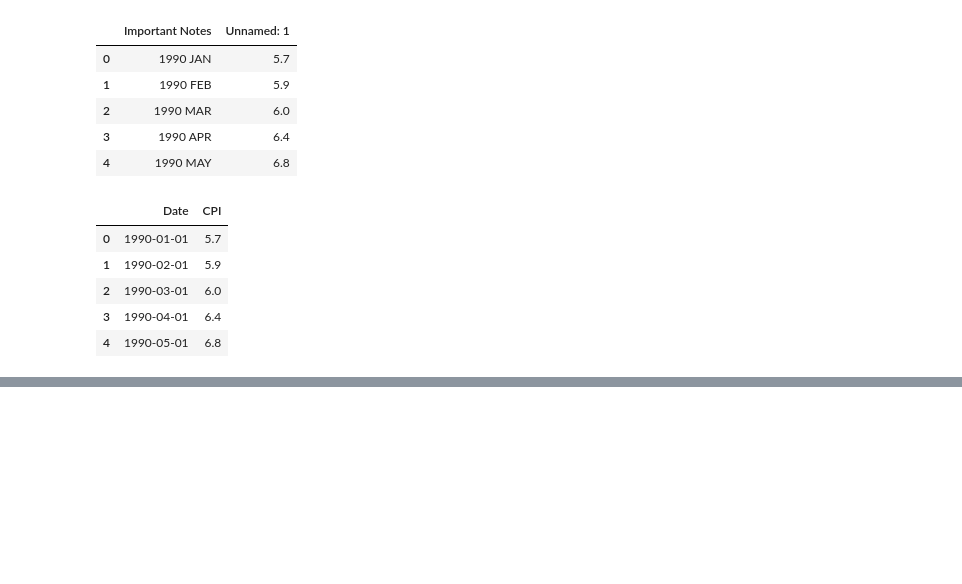
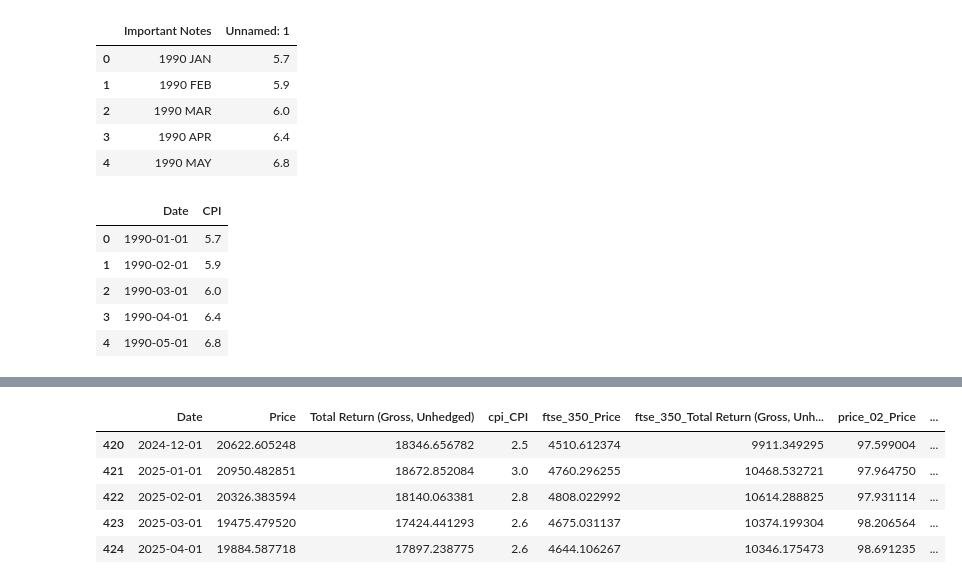
Before and after one commit to gamzebb/group-project, a Jupyter notebook: BankSpeeches_StarterCode-10.ipynb, the cells around one changed output, grey strips where cells are left out. Cells and saved outputs as stored; diff of their text form; code cells hidden in the pictures; blank space fills up the shorter version.

Commit message:
merged

```diff
--- a/BankSpeeches_StarterCode-10.ipynb
+++ b/BankSpeeches_StarterCode-10.ipynb
@@ -1911,0 +2008,4 @@ Columns after cleaning: ['Date', 'Price', 'Change', '% Change', 'Total Return (G
+# %%
+# Set the day to 1st for all rows, keeping the month and year the same
+price_05["Date"] = price_05["Date"].apply(lambda x: x.replace(day=1))
+price_05.head()
@@ -1964,0 +2084,4 @@ Columns after cleaning: ['Date', 'Price', 'Change', '% Change', 'Total Return (G
+# %%
+# Set the day to 1st for all rows, keeping the month and year the same
+price_10["Date"] = price_10["Date"].apply(lambda x: x.replace(day=1))
+price_10.head()
@@ -2178,0 +2309,10 @@ merged_df
+# %%
+# Reset the index if it is currently set as the index
+if isinstance(ftse_250.index, pd.DatetimeIndex) or isinstance(ftse_250.index, pd.PeriodIndex):
+    ftse_250.reset_index(inplace=True)
+
+# Rename the index column to 'Date' if it is unnamed
+if ftse_250.columns[0] not in ["Date", "date"]:
+    ftse_250.rename(columns={ftse_250.columns[0]: 'Date'}, inplace=True)
+
+print(ftse_250.head())
@@ -2178,0 +2326,52 @@ merged_df
+# %%
+import pandas as pd
+
+# Modify dataframes to exclude ftse250
+dataframes = [base_rate, cpi, ftse_250, ftse_350, price_02, customer_confidence,
+              price_05, price_10, unemployment, wage, gdp_df]
+
+# Set the 'Date' column as the index for ftse_250 dataframe
+ftse_250.set_index('Date', inplace=True)
+
+# List of dataframe names for prefixing
+df_names = [
+     'base_rate', 'cpi', 'ftse_250', 'ftse_350', 'price_02',
+    'confidence', 'price_05', 'price_10', 'unemployment', 'wage', 'gdp'
+]
+
+# Iterate through each dataframe in the list
+for i, df in enumerate(dataframes):
+    try:
+        # Convert "Date" column to datetime format
+        df['Date'] = pd.to_datetime(df['Date'], errors='coerce')
+
+        # Drop rows with missing dates
+        df.dropna(subset=['Date'], inplace=True)
+
+        # Set each date to the 1st of the month
+        df['Date'] = df['Date'].dt.to_period("M").dt.to_timestamp()
+
+        # Set the 'Date' column as the index for the current dataframe
+        df.set_index('Date', inplace=True)
+
+        # Add prefix to all columns except 'Date'
+        prefix = df_names[i]
+        df.columns = [f"{prefix}_{col}" for col in df.columns]
+
+        # Resample the current dataframe to daily frequency and forward fill missing values
+        df_resampled = df.resample('MS').ffill()
+
+        # Left join the resampled current dataframe with ftse_250 dataframe
+        ftse_250 = ftse_250.join(df_resampled, how='left')
+    except KeyError:
+        print(f"Error: 'Date' column not found in {df_names[i]}")
+
+# Forward fill missing values in the joined dataframe
+ftse_250.fillna(method='ffill', inplace=True)
+
+# Reset the index to have a regular 'Date' column
+ftse_250.reset_index(inplace=True)
+
+# Print a sample of the merged DataFrame
+ftse_250.tail()
+# %% [output]
@@ -2178,0 +2388,6 @@ merged_df
+|  | Date | Price | Total Return (Gross, Unhedged) | cpi_CPI | ftse_350_Price | ftse_350_Total Return (Gross, Unh... | price_02_Price | ... |
+| 420 | 2024-12-01 | 20622.605248 | 18346.656782 | 2.5 | 4510.612374 | 9911.349295 | 97.599004 | ... |
+| 421 | 2025-01-01 | 20950.482851 | 18672.852084 | 3.0 | 4760.296255 | 10468.532721 | 97.964750 | ... |
+| 422 | 2025-02-01 | 20326.383594 | 18140.063381 | 2.8 | 4808.022992 | 10614.288825 | 97.931114 | ... |
+| 423 | 2025-03-01 | 19475.479520 | 17424.441293 | 2.6 | 4675.031137 | 10374.199304 | 98.206564 | ... |
+| 424 | 2025-04-01 | 19884.587718 | 17897.238775 | 2.6 | 4644.106267 | 10346.175473 | 98.691235 | ... |
```
Also changed, not shown: parts of 34 cells of this notebook, 2 other files.
